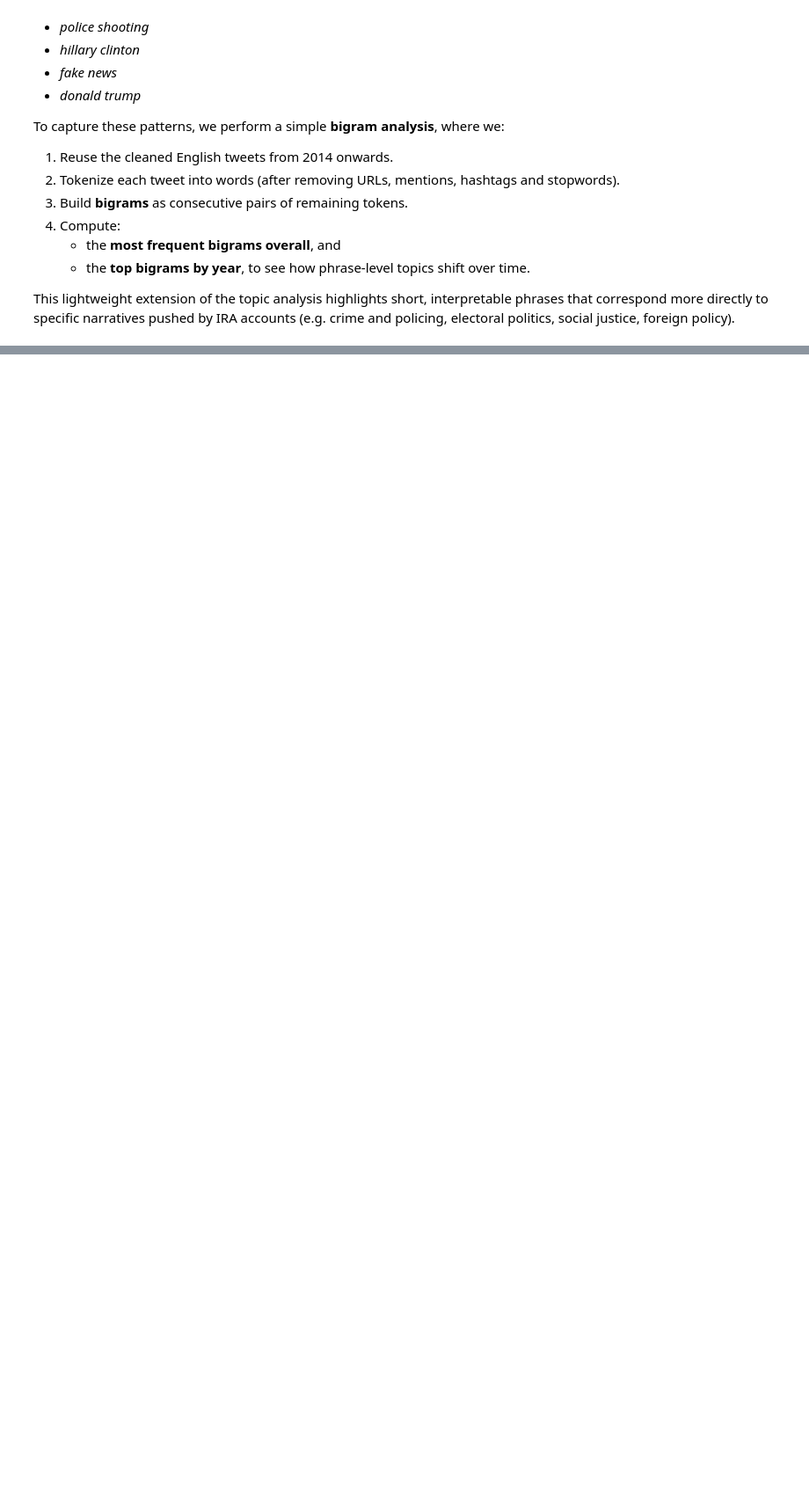
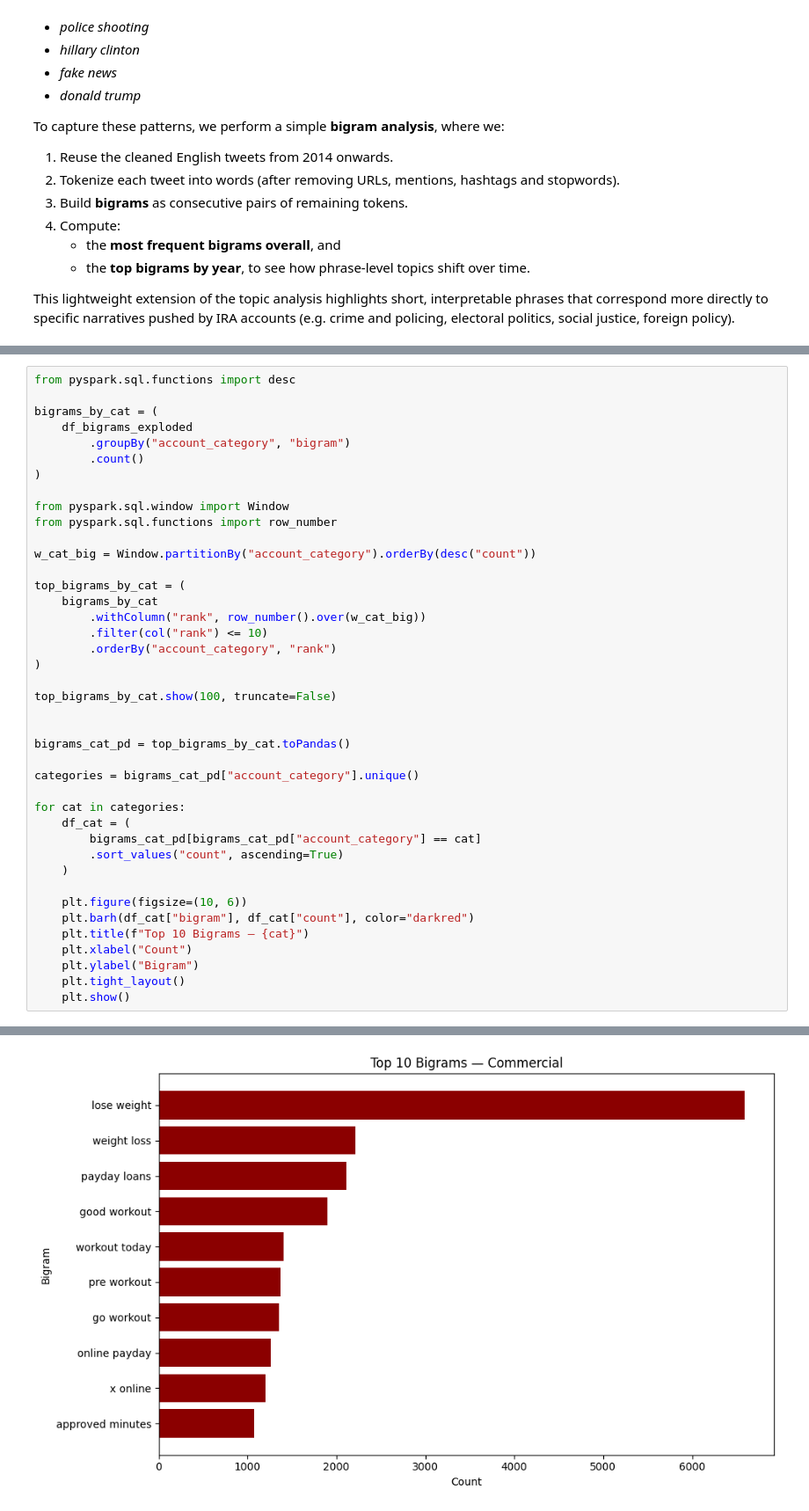
Before and after one commit to asandu-cloud/BigData, a Jupyter notebook: notebooks/01_EDA.ipynb, the cells around one changed output, grey strips where cells are left out. Shown at 88% size. Drawn from its saved outputs; the diff is of its cells as text; blank space fills up the shorter version.

```diff
--- a/notebooks/01_EDA.ipynb
+++ b/notebooks/01_EDA.ipynb
@@ -1148,0 +1506,42 @@ NameError: name 'df_time' is not defined
+# %%
+from pyspark.sql.functions import desc
+
+bigrams_by_cat = (
+    df_bigrams_exploded
+        .groupBy("account_category", "bigram")
+        .count()
+)
+
+from pyspark.sql.window import Window
+from pyspark.sql.functions import row_number
+
+w_cat_big = Window.partitionBy("account_category").orderBy(desc("count"))
+
+top_bigrams_by_cat = (
+    bigrams_by_cat
+        .withColumn("rank", row_number().over(w_cat_big))
+        .filter(col("rank") <= 10)
+        .orderBy("account_category", "rank")
+)
+
+top_bigrams_by_cat.show(100, truncate=False)
+
+
+bigrams_cat_pd = top_bigrams_by_cat.toPandas()
+
+categories = bigrams_cat_pd["account_category"].unique()
+
+for cat in categories:
+    df_cat = (
+        bigrams_cat_pd[bigrams_cat_pd["account_category"] == cat]
+        .sort_values("count", ascending=True)
+    )
+
+    plt.figure(figsize=(10, 6))
+    plt.barh(df_cat["bigram"], df_cat["count"], color="darkred")
+    plt.title(f"Top 10 Bigrams — {cat}")
+    plt.xlabel("Count")
+    plt.ylabel("Bigram")
+    plt.tight_layout()
+    plt.show()
+# %% [output]
@@ -1148,0 +1599 @@ NameError: name 'df_time' is not defined
+[figure, added]
```
Also changed, not shown: parts of 19 cells of this notebook, 1 other file.
